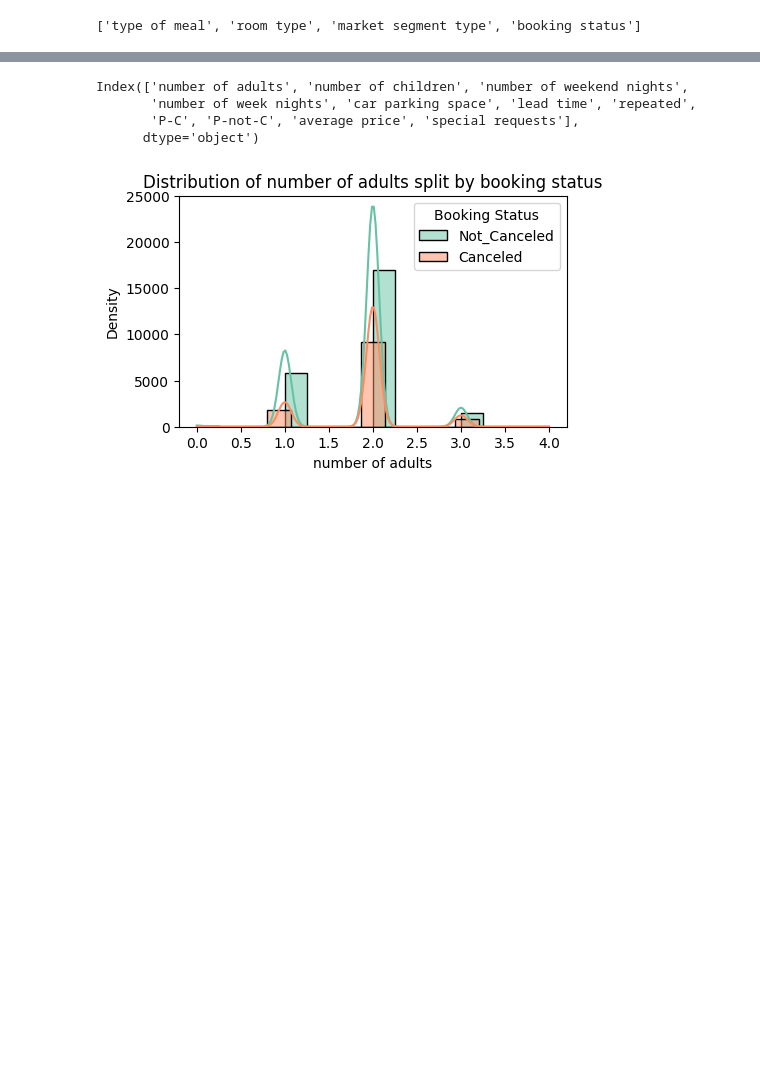
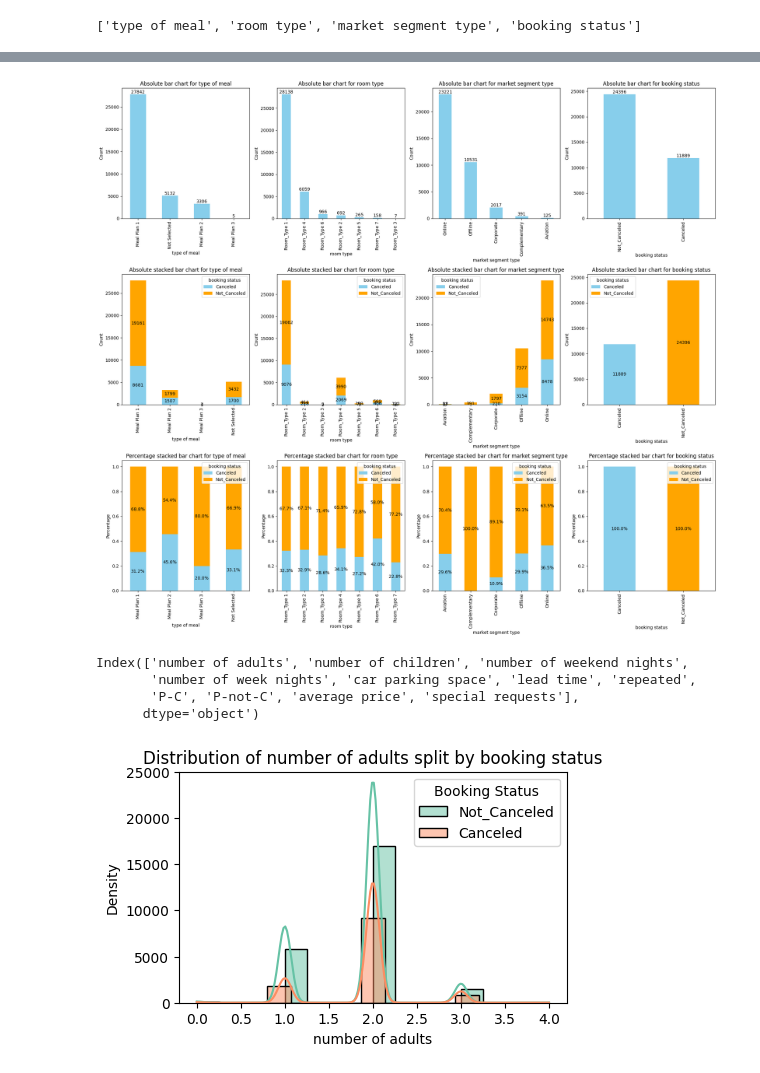
Before and after one commit to BenRoshan100/Booking-Cancellation-Prediction, a Jupyter notebook: booking_eda.ipynb, the cells around one changed output, grey strips where cells are left out. Cells and saved outputs as stored; diff of their text form; code cells hidden in the pictures; blank space fills up the shorter version.

Commit message:
Added intro and distribution on categorical columns

```diff
--- a/booking_eda.ipynb
+++ b/booking_eda.ipynb
@@ -56,18 +84,0 @@ for column in object_columns:
-# %%
-for column in object_columns:
-    plt.figure(figsize=(5,3))
-    stacked_data=booking_data.groupby([column,'booking status']).size().unstack()
-    stacked_data.plot(kind='bar',stacked=True,color=['skyblue','orange'],figsize=(5,3))
-
-    #Adding data labels
-    for p in stacked_data.columns:
-        for i,value in enumerate(stacked_data[p]):
-            if not pd.isna(value):
-                plt.text(i,stacked_data.iloc[:,:].loc[:,:p].sum(axis=1).iloc[i]-value/2,
-                         f'{value}',ha='center',va='center',color='black')
-
-    plt.title(f'Stacked Bar chart for {column} based on booking status')
-    plt.xlabel(column)
-    plt.ylabel('Count')
-    plt.legend(title='Booking Status')
-    plt.show()
@@ -83,3 +85,77 @@ for column in object_columns:
+# %%
+# Number of columns to plot
+num_columns = len(object_columns)
+
+# Create a figure with subplots arranged in a 3xnum_columns grid
+fig, axes = plt.subplots(nrows=3, ncols=num_columns, figsize=(5*num_columns, 18))
+
+# Ensure axes is a 2D array even if there's only one subplot per row
+if num_columns == 1:
+    axes = axes[:, None]
+
+# Loop through each column and plot its absolute value, stacked absolute value, and percentage-based stacked bar charts
+for i, column in enumerate(object_columns):
+    # Absolute value-based bar chart (not stacked)
+    ax_abs = axes[0, i]
+    counts_abs = booking_data[column].value_counts()
+    bars_abs = counts_abs.plot(kind='bar', ax=ax_abs, color='skyblue')
+    ax_abs.set_title(f'Absolute bar chart for {column}')
+    ax_abs.set_xlabel(column)
+    ax_abs.set_ylabel('Count')
+
+    # Add absolute value labels on top of the bars
+    for bar in bars_abs.patches:
+        ax_abs.annotate(format(bar.get_height(), '.0f'),
+                        xy=(bar.get_x() + bar.get_width() / 2, bar.get_height()),
+                        xytext=(0, 5),  # 5 points vertical offset
+                        textcoords="offset points",
+                        ha='center', va='center')
+
+    # Absolute value-based stacked bar chart
+    ax_stack_abs = axes[1, i]
+    crosstab_abs = pd.crosstab(booking_data[column], booking_data['booking status'])
+    bars_stack_abs = crosstab_abs.plot(kind='bar', stacked=True, ax=ax_stack_abs, color=['skyblue', 'orange'])  # Adjust colors as needed
+    ax_stack_abs.set_title(f'Absolute stacked bar chart for {column}')
+    ax_stack_abs.set_xlabel(column)
+    ax_stack_abs.set_ylabel('Count')
+
+    # Add absolute value labels on top of the bars
+    for bar in ax_stack_abs.patches:
+        height = bar.get_height()
+        if height > 0:  # Only annotate bars with height > 0
+            ax_stack_abs.annotate(format(height, '.0f'),
+                                  xy=(bar.get_x() + bar.get_width() / 2, bar.get_y() + height / 2),
+                                  xytext=(0, 0),  # No offset
+                                  textcoords="offset points",
+                                  ha='center', va='center')
+
+    # Percentage-based stacked bar chart
+    ax_stack_pct = axes[2, i]
+    crosstab_pct = pd.crosstab(booking_data[column], booking_data['booking status'], normalize='index')
+    bars_stack_pct = crosstab_pct.plot(kind='bar', stacked=True, ax=ax_stack_pct, color=['skyblue', 'orange'])  # Adjust colors as needed
+
+    ax_stack_pct.set_title(f'Percentage stacked bar chart for {column}')
+    ax_stack_pct.set_xlabel(column)
+    ax_stack_pct.set_ylabel('Percentage')
+
+    # Add percentage labels on top of the bars
+    for bar in ax_stack_pct.patches:
+        width = bar.get_width()
+        height = bar.get_height()
+        x = bar.get_x()
+        y = bar.get_y()
+        label_text = f'{height:.1%}'
+        if height > 0:  # Only annotate bars with height > 0
+            ax_stack_pct.annotate(label_text,
+                                  xy=(x + width / 2, y + height / 2),
+                                  xytext=(0, 0),  # No offset
+                                  textcoords="offset points",
+                                  ha='center', va='center')
+
+plt.tight_layout()
+plt.show()
+# %% [output]
+[figure, added]
 # %%
 numerical_columns=booking_data.select_dtypes(include=['int64','float64']).columns
 
```
Also changed, not shown: parts of 4 cells of this notebook.
